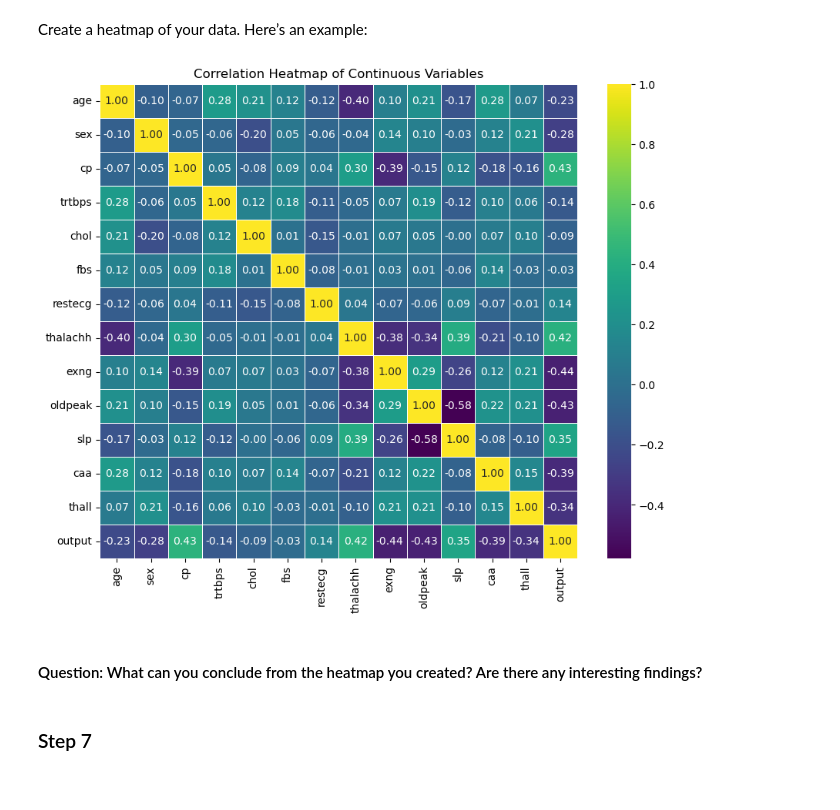
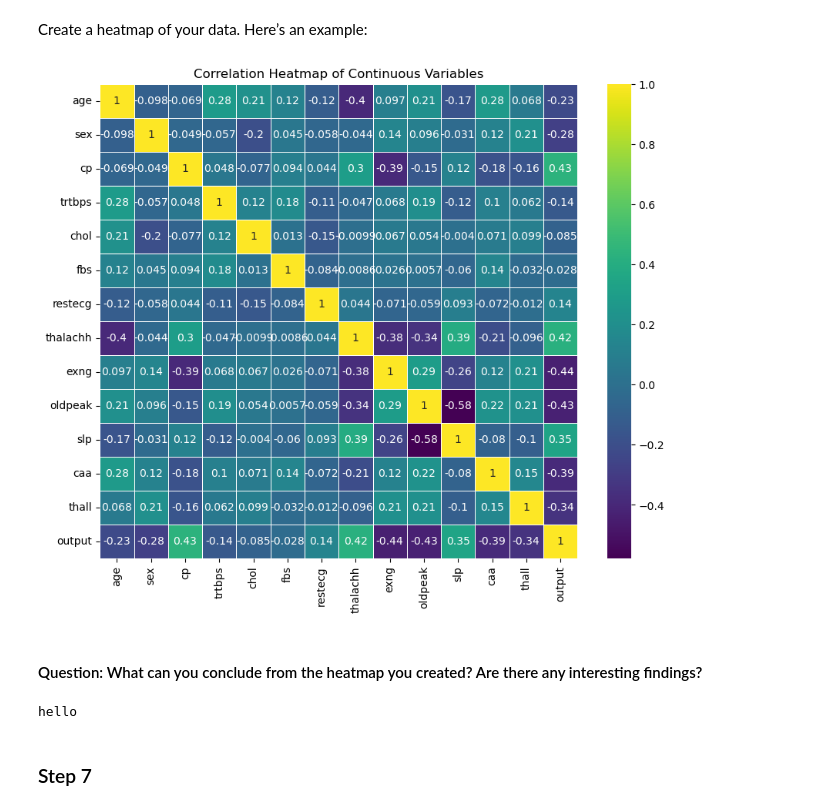
Before and after one commit to jacquelinesanchezA1/Data-Science1-CS3337, a Jupyter notebook: HW2/Homework 2.ipynb, the cells around one changed output. Saved outputs shown, nothing was run; the diff lists cells and outputs as text; code cells hidden in the pictures.

```diff
--- a/HW2/Homework 2.ipynb
+++ b/HW2/Homework 2.ipynb
@@ -221,22 +221,26 @@ Create a heatmap of your data. Here’s an example:
 # %%
 # Compute the correlation matrix
 corr_matrix = heart_df.corr()
 
 # Set up the matplotlib figure
 plt.figure(figsize=(10, 8))
 
 # Generate the heatmap
-sb.heatmap(corr_matrix, annot=True, fmt=".2f", cmap='viridis', linewidths=.5)
+sb.heatmap(corr_matrix, annot=True,  cmap='viridis', linewidths=.5)
 
 # Add title
 plt.title('Correlation Heatmap of Continuous Variables')
 
 # Show plot
 plt.show()
 # %% [output]
-[figure, old version]
+[figure, new version]
 # %% [markdown]
 #### Question: What can you conclude from the heatmap you created? Are there any interesting findings?
+# %%
+print('hello')
+# %% [output]
+hello
 # %% [markdown]
 ### Step 7
 # %% [markdown]
```
Also changed, not shown: parts of 1 cell of this notebook.
